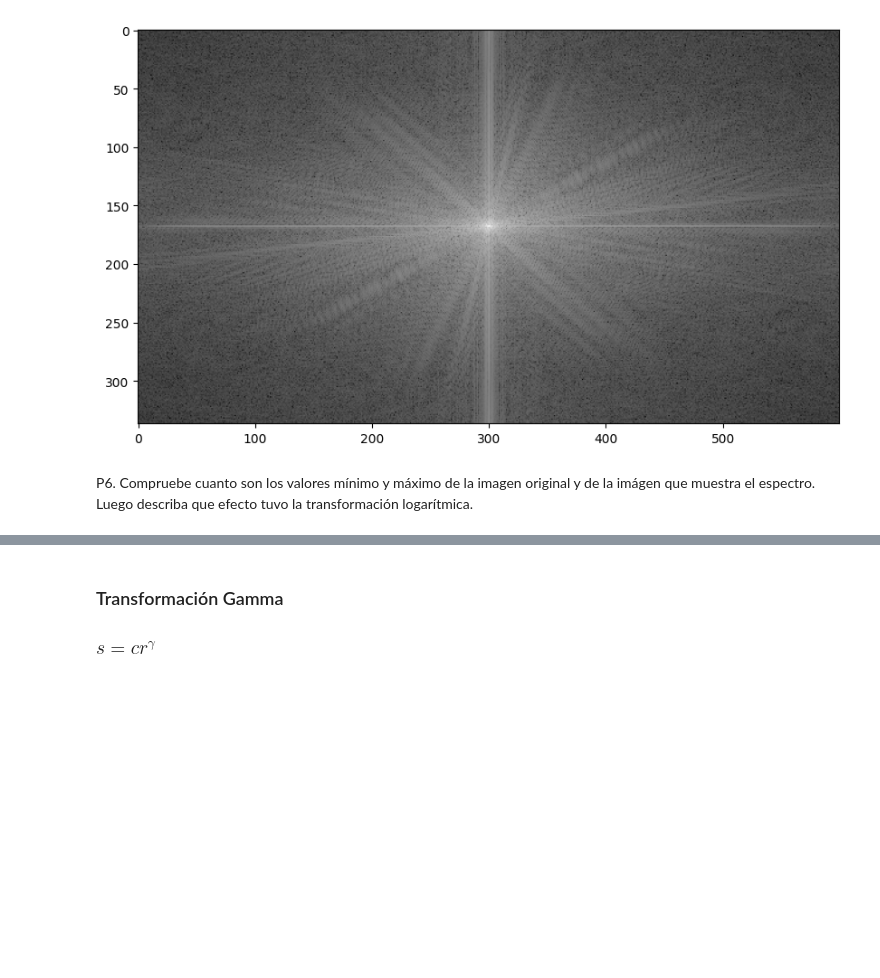
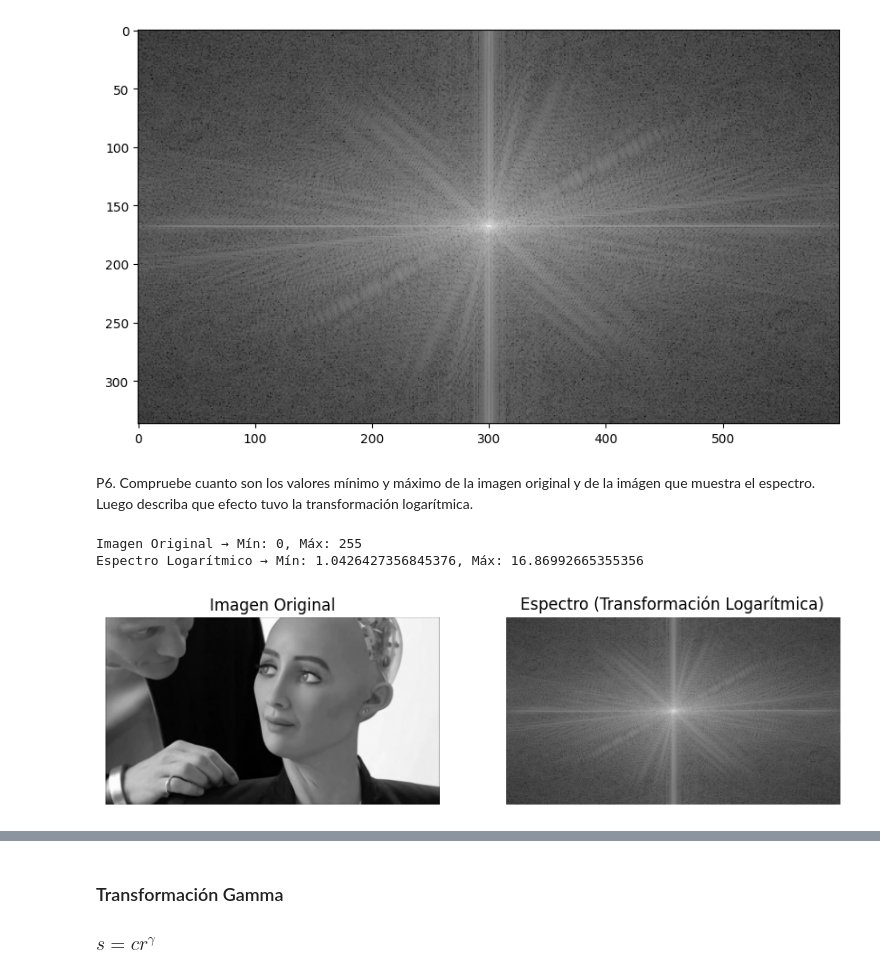
Before and after one commit to RoyerB3J5/procesamiento_img, a Jupyter notebook: s08_laboratorio_operaciones de punto.ipynb, the cells around one changed output, grey strips where cells are left out. Saved outputs shown, nothing was run; the diff lists cells and outputs as text; code cells hidden in the pictures; blank space fills up the shorter version.

```diff
--- a/s08_laboratorio_operaciones de punto.ipynb
+++ b/s08_laboratorio_operaciones de punto.ipynb
@@ -310,3 +310,42 @@ plt.show()
 [figure]
 # %% [markdown]
 P6. Compruebe cuanto son los valores mínimo y máximo de la imagen original y de la imágen que muestra el espectro. Luego describa que efecto tuvo la transformación logarítmica.
+# %%
+img = cv2.imread('lab_images/robotSofia.jpg', 0)
+
+# --- 1. Valores mínimo y máximo de la imagen original ---
+min_original = np.min(img)
+max_original = np.max(img)
+print(f"Imagen Original → Mín: {min_original}, Máx: {max_original}")
+
+# --- 2. Cálculo del espectro de Fourier (misma imagen) ---
+fft_2 = np.fft.fft2(img)
+fft_2_abs = np.abs(fft_2)
+fft_2_abs = np.fft.fftshift(fft_2_abs)
+
+# --- 3. Aplicar la transformación logarítmica ---
+fft_2_abs_log = np.log(fft_2_abs + 1)
+
+# --- 4. Valores mínimo y máximo del espectro logarítmico ---
+min_fft = np.min(fft_2_abs_log)
+max_fft = np.max(fft_2_abs_log)
+print(f"Espectro Logarítmico → Mín: {min_fft}, Máx: {max_fft}")
+
+# --- 5. Mostrar las dos imágenes (misma fuente) ---
+plt.figure(figsize=(10, 4))
+
+plt.subplot(1, 2, 1)
+plt.imshow(img, cmap='gray')
+plt.title('Imagen Original')
+plt.axis('off')
+
+plt.subplot(1, 2, 2)
+plt.imshow(fft_2_abs_log, cmap='gray')
+plt.title('Espectro (Transformación Logarítmica)')
+plt.axis('off')
+
+plt.show()
+# %% [output]
+Imagen Original → Mín: 0, Máx: 255
+Espectro Logarítmico → Mín: 1.0426427356845376, Máx: 16.86992665355356
+[figure, added]
```
Also changed, not shown: parts of 3 cells of this notebook, 2 other files.
